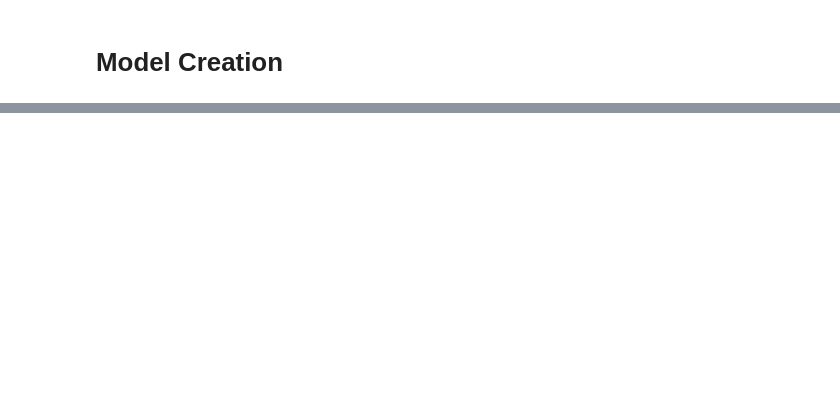
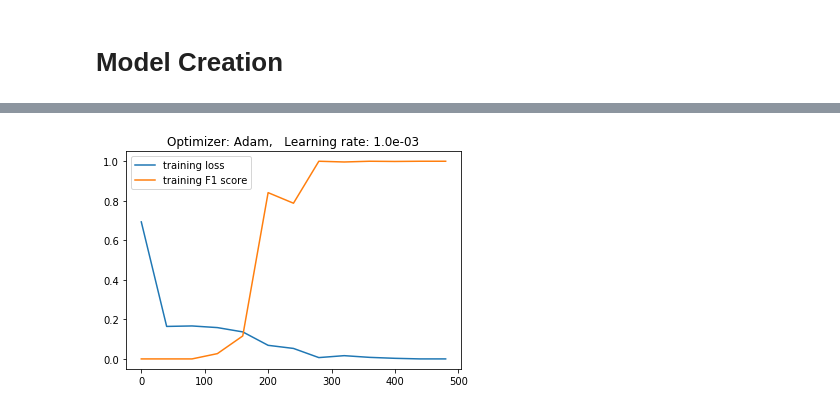
Before and after one commit to michaelfiman/protein_classification, a Jupyter notebook: protein_classifier_main.ipynb, the cells around one changed output, grey strips where cells are left out. Cells and saved outputs as stored; diff of their text form; code cells hidden in the pictures; blank space fills up the shorter version.

Commit message:
Attempting a 2 phase training, in progress

```diff
--- a/protein_classifier_main.ipynb
+++ b/protein_classifier_main.ipynb
@@ -419,0 +516,14 @@ with tf.device("/device:CPU:0"):
+# %%
+X_b = tf.zeros((1,512,512), tf.float32)
+Y_b = tf.zeros((1,28), tf.float32)
+count = 0
+itr = train_dataset.make_one_shot_iterator()
+for step, x in enumerate(itr):
+    X_b = np.append(X_b, x['train/image'], axis=0)
+    Y_b = np.append(Y_b, x['train/label'], axis=0)
+    count += 1
+    if count == 16:
+        break
+
+X_b = X_b[1:,:,:]
+Y_b = Y_b[1:,:]
@@ -419,0 +532,24 @@ with tf.device("/device:CPU:0"):
+# %%
+#optimizers = ["Adam", "RMS"]
+#lrs = [1e-5, 5*1e-6, 1e-6, 5*1e-7]
+optimizers = ["Adam"]
+lrs = [1e-3]
+model_helpers = []
+for optimizer in optimizers:
+    for lr in lrs:
+        model_helper = TrainingHelper(step_size=40, y_value_names=["training loss", "training F1 score"])
+        with tf.device("/device:GPU:0"):
+            try:
+                model = ProteinClassifier(optimizer1=optimizer, lr1=lr)
+                for step in range(1000):
+                    part = step % 16
+                    loss = model.optimize(X_b[part*50:part*50+50,:,:], Y_b[part*50:part*50+50,:],loss_type="Cross Entropy").numpy()
+                    score =  model.test(X_b[part*50:part*50+50,:,:], Y_b[part*50:part*50+50,:])
+                    model_helper.append_outputs_if_required({"training loss" : loss, "training F1 score" : score},
+                                                            curr_step=step, print_output=True)
+                model_helpers.append(model_helper)
+
+            except Exception as err:
+                raise
+            finally:
+                pass
@@ -419,0 +576,5 @@ with tf.device("/device:CPU:0"):
+# %%
+model_helper.show_graph(title="Optimizer: %s,   Learning rate: %.1e" % ("Adam", 1e-3),
+                     keys_to_print=["training loss", "training F1 score"])
+# %% [output]
+[figure, added]
```
Also changed, not shown: parts of 40 cells of this notebook.
